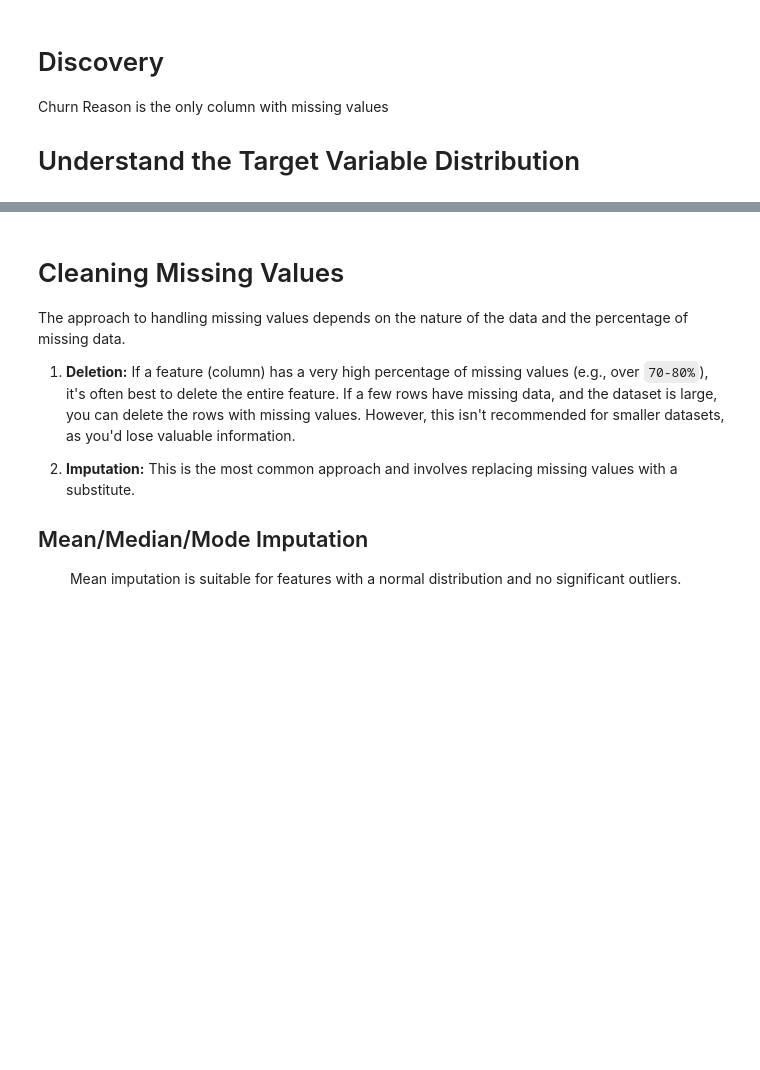
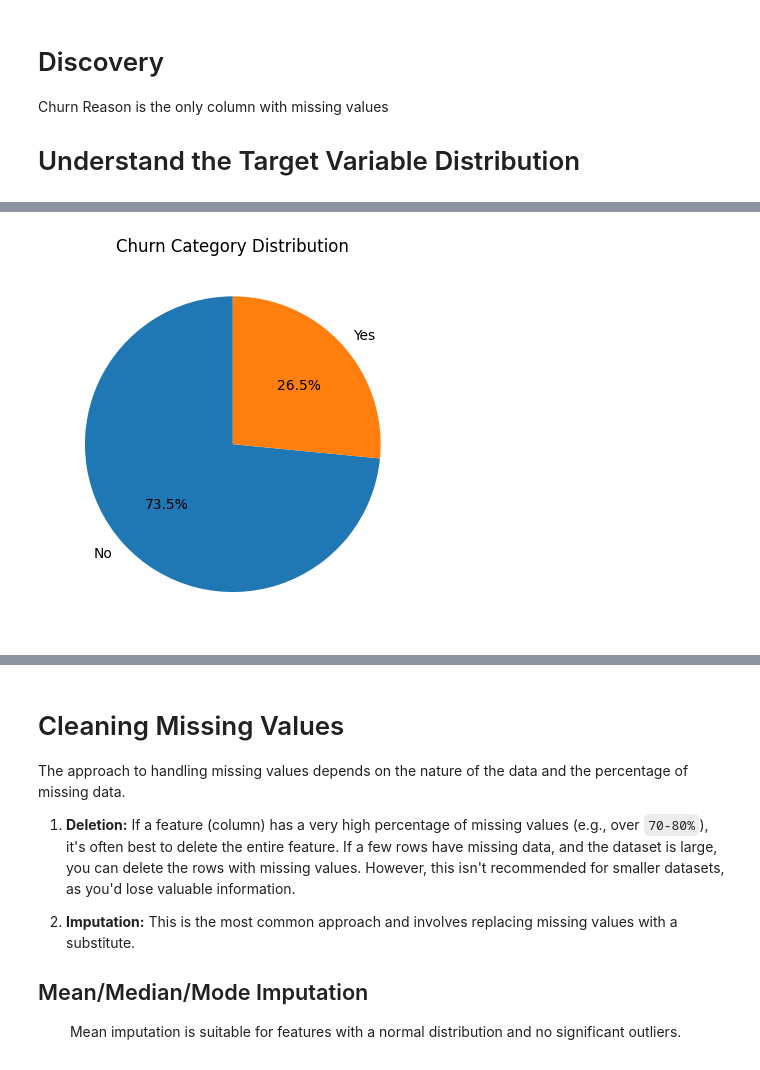
Before and after one commit to damunza/Customer_churn_story, a Jupyter notebook: python/analysis.ipynb, the cells around one changed output, grey strips where cells are left out. Saved outputs shown, nothing was run; the diff lists cells and outputs as text; code cells hidden in the pictures; blank space fills up the shorter version.

```diff
--- a/python/analysis.ipynb
+++ b/python/analysis.ipynb
@@ -142,0 +152,8 @@ Churn Reason is the only column with missing values
+# %%
+# using a pie chart to visualize the distribution of the target variable
+data['Churn Label'].value_counts().plot(kind='pie', autopct='%1.1f%%', startangle=90)
+plt.title('Churn Category Distribution')
+plt.ylabel('')  # Hide y-label for better aesthetics
+plt.show()
+# %% [output]
+[figure, added]
```
Also changed, not shown: parts of 2 cells of this notebook, 1 other file.
